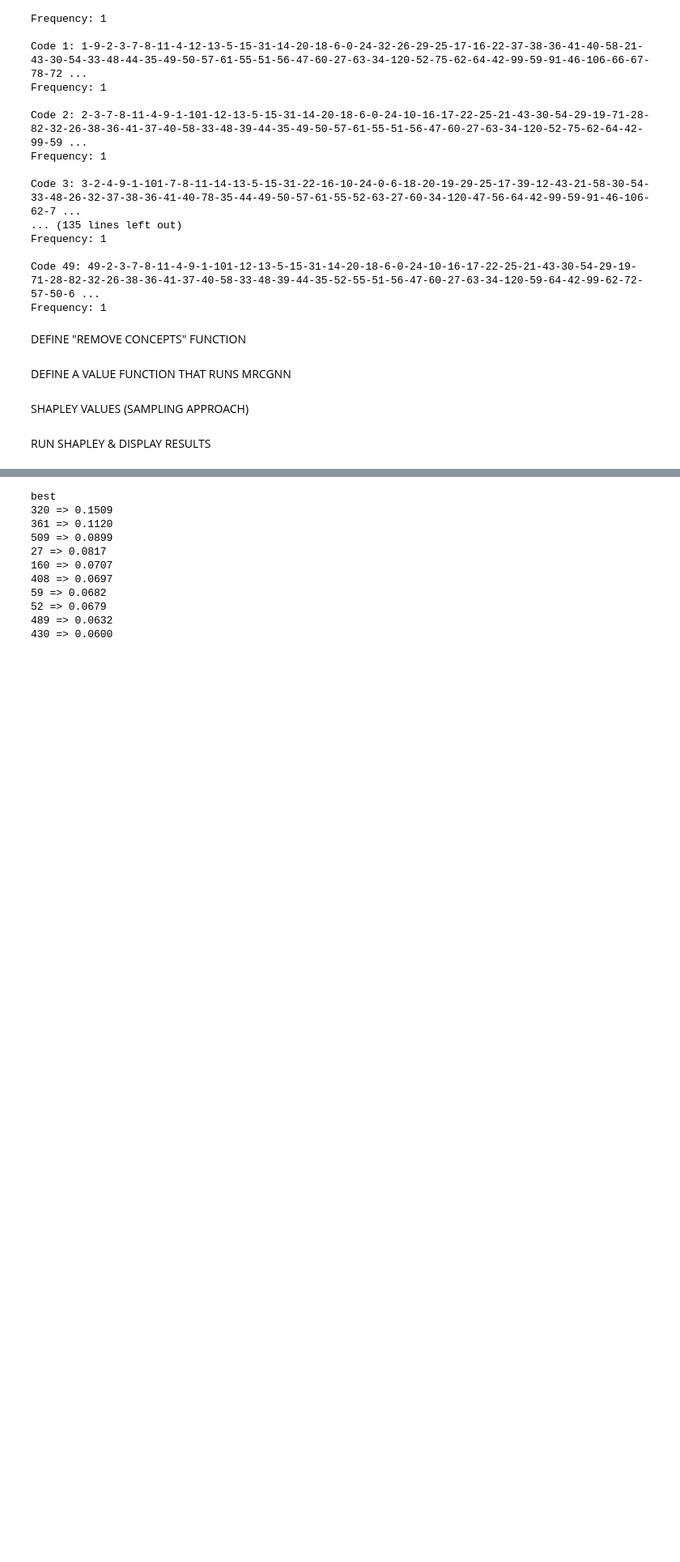
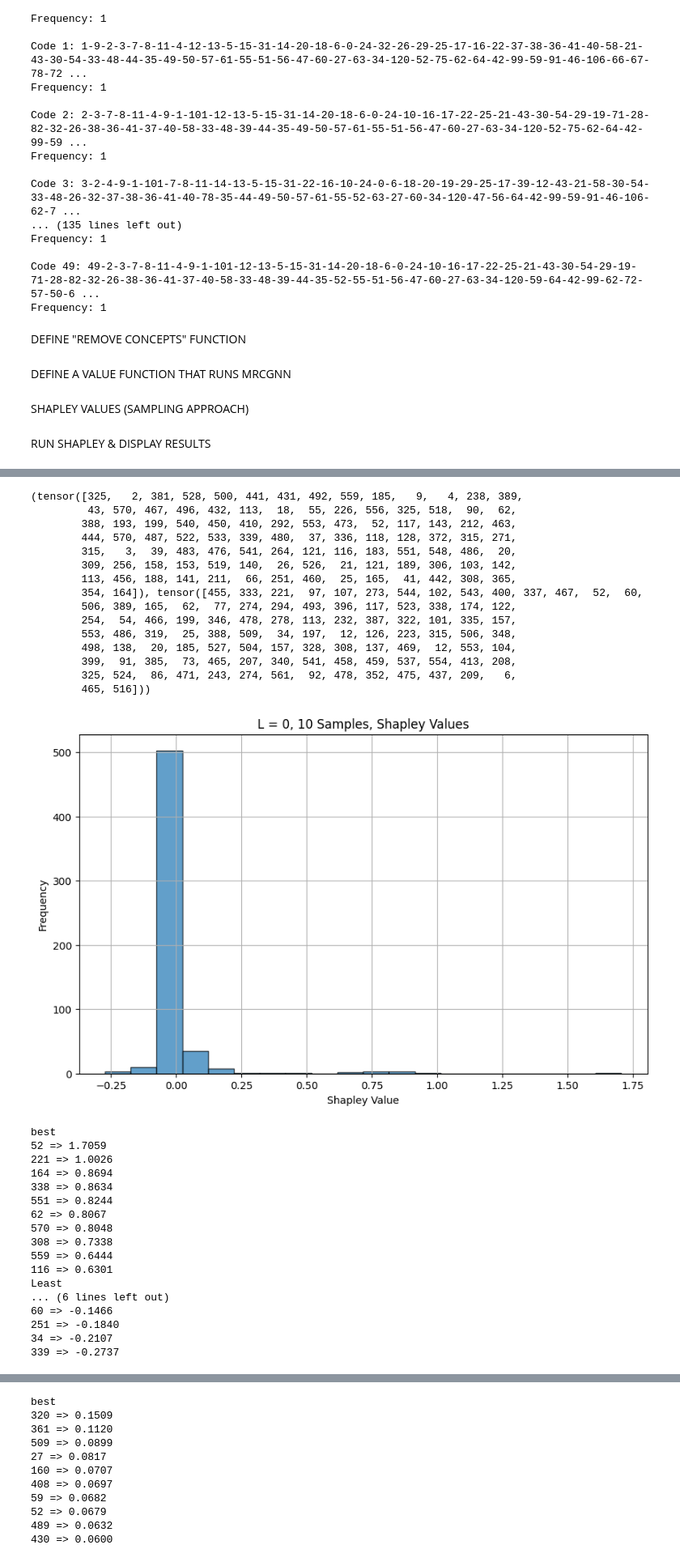
Before and after one commit to houjer23/GraphTrail_on_MRCGNN, a Jupyter notebook: graphtrail_MRCGNN.ipynb, the cells around one changed output, grey strips where cells are left out. Shown at 81% size. Cells and saved outputs as stored; diff of their text form; code cells hidden in the pictures; blank space fills up the shorter version.

```diff
--- a/graphtrail_MRCGNN.ipynb
+++ b/graphtrail_MRCGNN.ipynb
@@ -212,11 +212,13 @@ for v in range(data.num_nodes):
         ctree_code = simple_dfs_code(G_sub, root=root_in_sub)
     else:
         ctree_code = 0
-    node_ctree_codes.append(ctree_code)"
+    node_ctree_codes.append(ctree_code)
+
     """
     code = [str(root_in_sub)]
     ctree_code = "-".join(code)
     node_ctree_codes.append(ctree_code)
+
 
     # Map the code to a unique id if it hasn't been seen before
     unique_ctree_codes.setdefault(ctree_code, len(unique_ctree_codes))
@@ -396,11 +400,13 @@ def shapley_values(model, data, idx,
 # %% [markdown]
 RUN SHAPLEY & DISPLAY RESULTS
 # %%
+"""
 num_nodes = data.num_nodes
-src_idx = torch.randint(0, num_nodes, (10,))
-dst_idx = torch.randint(0, num_nodes, (10,))
+src_idx = torch.randint(0, num_nodes, (100,))
+dst_idx = torch.randint(0, num_nodes, (100,))
 idx = (src_idx, dst_idx)
-
+"""
+idx = random100
 print(len(node_ctree_codes))
 
 shap_vals = shapley_values(
@@ -410,7 +416,7 @@ shap_vals = shapley_values(
     unique_ctree_codes=unique_ctree_codes,
     node_ctree_codes=node_ctree_codes,
     target_class=None,
-    num_samples=50
+    num_samples=10
 )
 
 # Sort Shapley results
@@ -440,0 +474,58 @@ for c, val in sorted_shap:
+# %%
+print(random100)
+
+import matplotlib.pyplot as plt
+
+# Extract Shapley values from sorted_shap2
+shap_values = [val for _, val in L0_sample10]
+
+# Plot histogram with more bins for smaller bars
+plt.figure(figsize=(10, 6))
+plt.hist(shap_values, bins=20, edgecolor='black', alpha=0.7)  # Increase bins to make bars thinner
+plt.title('L = 0, 10 Samples, Shapley Values')
+plt.xlabel('Shapley Value')
+plt.ylabel('Frequency')
+plt.grid(True)
+plt.show()
+
+print("best")
+for c, val in L0_sample10[:10]:
+    print(f"{c} => {val:.4f}")
+
+print("Least")
+for c, val in L0_sample10[-10:]:
+    print(f"{c} => {val:.4f}")
+# %% [output]
+(tensor([325,   2, 381, 528, 500, 441, 431, 492, 559, 185,   9,   4, 238, 389,
+         43, 570, 467, 496, 432, 113,  18,  55, 226, 556, 325, 518,  90,  62,
+        388, 193, 199, 540, 450, 410, 292, 553, 473,  52, 117, 143, 212, 463,
+        444, 570, 487, 522, 533, 339, 480,  37, 336, 118, 128, 372, 315, 271,
+        315,   3,  39, 483, 476, 541, 264, 121, 116, 183, 551, 548, 486,  20,
+        309, 256, 158, 153, 519, 140,  26, 526,  21, 121, 189, 306, 103, 142,
+        113, 456, 188, 141, 211,  66, 251, 460,  25, 165,  41, 442, 308, 365,
+        354, 164]), tensor([455, 333, 221,  97, 107, 273, 544, 102, 543, 400, 337, 467,  52,  60,
+        506, 389, 165,  62,  77, 274, 294, 493, 396, 117, 523, 338, 174, 122,
+        254,  54, 466, 199, 346, 478, 278, 113, 232, 387, 322, 101, 335, 157,
+        553, 486, 319,  25, 388, 509,  34, 197,  12, 126, 223, 315, 506, 348,
+        498, 138,  20, 185, 527, 504, 157, 328, 308, 137, 469,  12, 553, 104,
+        399,  91, 385,  73, 465, 207, 340, 541, 458, 459, 537, 554, 413, 208,
+        325, 524,  86, 471, 243, 274, 561,  92, 478, 352, 475, 437, 209,   6,
+        465, 516]))
+[figure, added]
+best
+52 => 1.7059
+221 => 1.0026
+164 => 0.8694
+338 => 0.8634
+551 => 0.8244
+62 => 0.8067
+570 => 0.8048
+308 => 0.7338
+559 => 0.6444
+116 => 0.6301
+Least
+... (6 lines left out)
+60 => -0.1466
+251 => -0.1840
+34 => -0.2107
+339 => -0.2737
```
Also changed, not shown: parts of 5 cells of this notebook.
